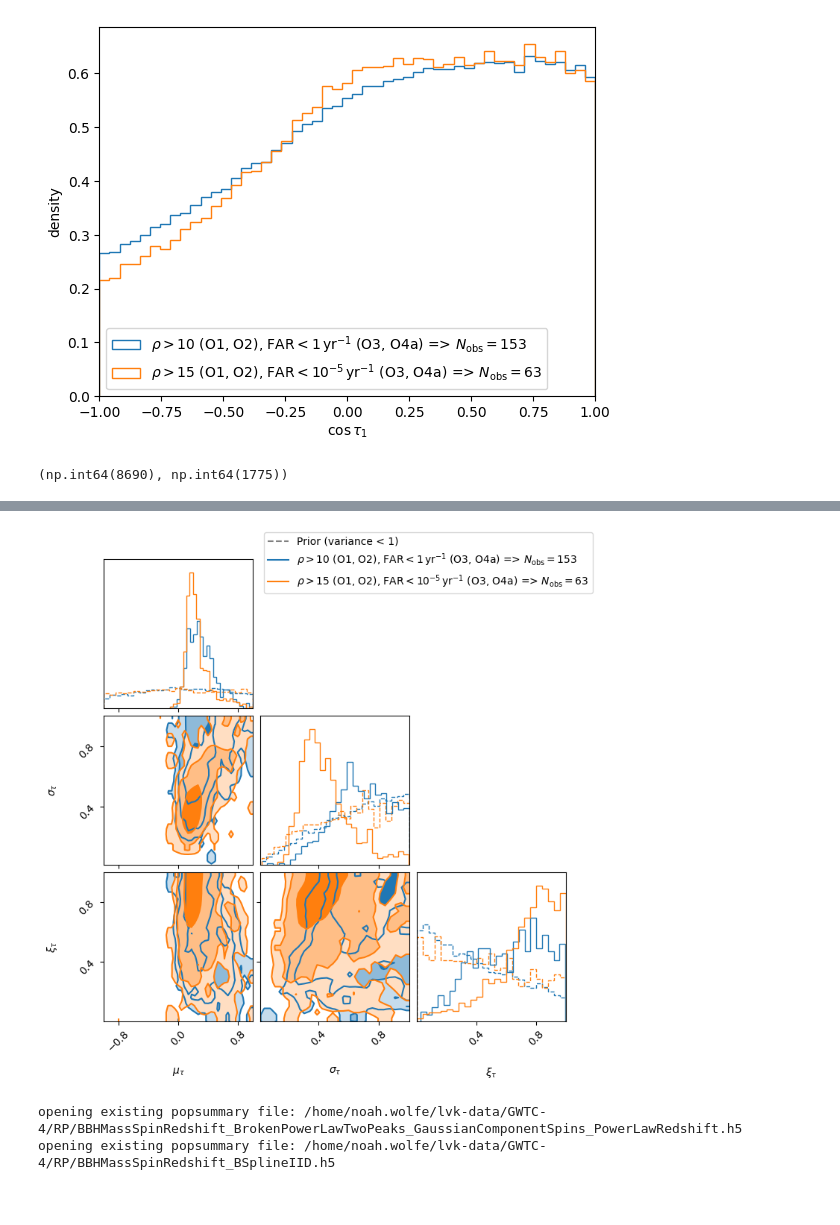
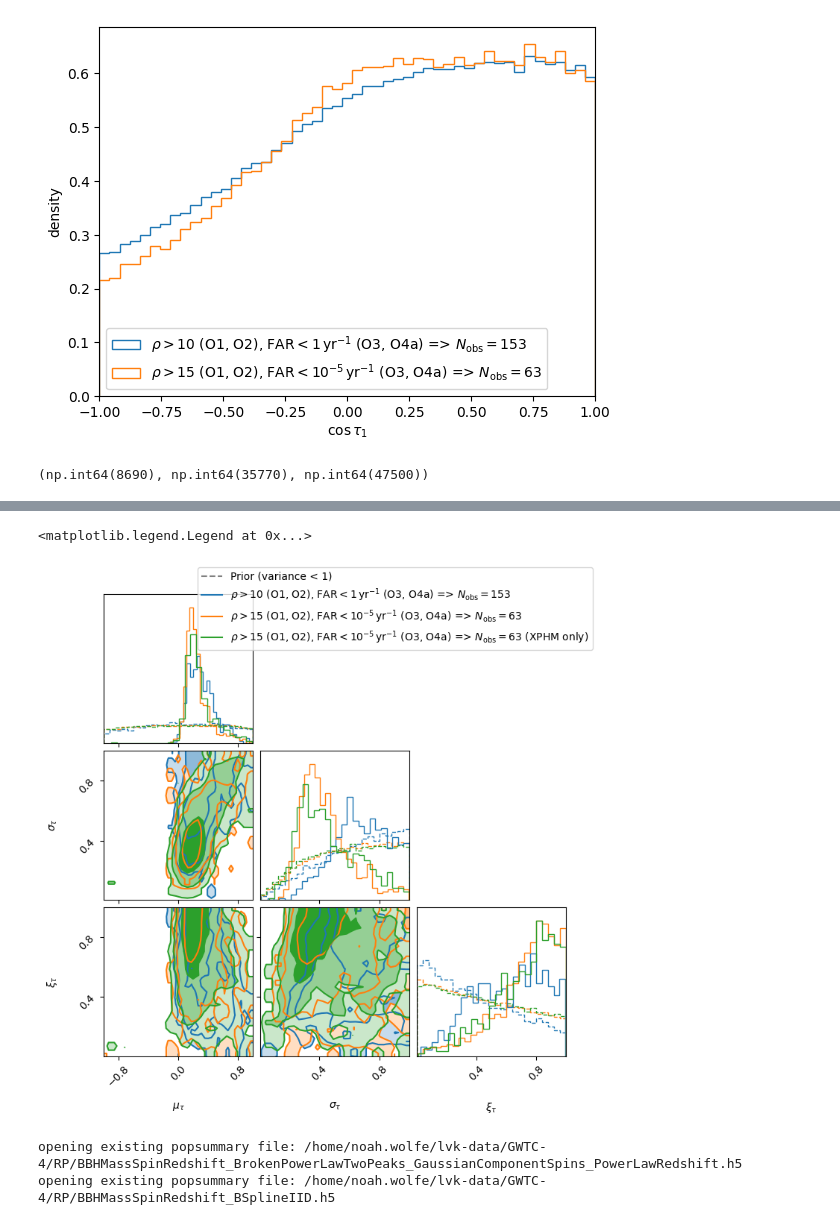
Before and after one commit to noahewolfe/tilts-and-kicks, a Jupyter notebook: code/cuts/inspect.ipynb, the cells around one changed output, grey strips where cells are left out. Cells and saved outputs as stored; diff of their text form; code cells hidden in the pictures.

Commit message:
playing with different wvf, using more samples; scaffoling tgmm

```diff
--- a/code/cuts/inspect.ipynb
+++ b/code/cuts/inspect.ipynb
@@ -40,16 +49,19 @@ fig.savefig('../../data/inference/cuts/concat-posterior-samples.png')
 # %%
 r1 = h5ify.load('/home/noah.wolfe/projects/tilts-and-kicks/data/inference/cuts/snr10-far1e+00-nlive100/posterior.h5')
 r2 = h5ify.load('/home/noah.wolfe/projects/tilts-and-kicks/data/inference/cuts/snr15-far1e-05-nlive100/posterior.h5')
+r3 = h5ify.load('/home/noah.wolfe/projects/tilts-and-kicks/data/inference/cuts/xphm-snr15-far1e-05-nlive100/posterior.h5')
 # %%
 pr1 = h5ify.load('/home/noah.wolfe/projects/tilts-and-kicks/data/inference/cuts/snr10-far1e+00-nlive100/prior.h5')
 pr2 = h5ify.load('/home/noah.wolfe/projects/tilts-and-kicks/data/inference/cuts/snr15-far1e-05-nlive100/prior.h5')
+pr3 = h5ify.load('/home/noah.wolfe/projects/tilts-and-kicks/data/inference/cuts/xphm-snr15-far1e-05-nlive100/prior.h5')
 
 m1 = pr1['variance'] < 1
 m2 = pr2['variance'] < 1
+m3 = pr3['variance'] < 1
 
-np.sum(m1), np.sum(m2)
+np.sum(m1), np.sum(m2), np.sum(m3)
 # %% [output]
-(np.int64(8690), np.int64(1775))
+(np.int64(8690), np.int64(35770), np.int64(47500))
 # %%
 ks = dict(bins=25)
 
@@ -85,6 +97,22 @@ fig = plot_corner(
 
 fig = plot_corner(
     np.column_stack([
+        pr3['samples']['mu_spin'][m3],
+        pr3['samples']['sigma_spin'][m3],
+        pr3['samples']['xi_spin'][m3],
+    ]),
+    hist_kwargs=dict(linestyle='--', density=True),
+    contour_kwargs=dict(linestyles=['--']),
+    levels=(0, 0,),
+    plot_datapoints=False,
+    color='C2',
+    fig=fig,
+    **ks,
+)
+
+
+fig = plot_corner(
+    np.column_stack([
         r1['samples']['mu_spin'],
         r1['samples']['sigma_spin'],
         r1['samples']['xi_spin'],
@@ -113,6 +141,22 @@ fig = plot_corner(
     **ks,
 )
 
+
+fig = plot_corner(
+    np.column_stack([
+        r3['samples']['mu_spin'],
+        r3['samples']['sigma_spin'],
+        r3['samples']['xi_spin'],
+    ]),
+    hist_kwargs=dict(linestyle='-', density=True),
+    contour_kwargs=dict(linestyles=['-']),
+    levels=(0.5, 0.9, 0.99),
+    plot_datapoints=False,
+    color='C2',
+    fig=fig,
+    **ks,
+)
+
 from matplotlib.lines import Line2D
 from matplotlib.patches import Patch
 
@@ -121,15 +165,18 @@ fig.legend(
         Line2D([], [], color='grey', linestyle='--'),
         Line2D([], [], color='C0'),
         Line2D([], [], color='C1'),
+        Line2D([], [], color='C2'),
     ],
     labels=[
         r'Prior (variance < 1)',
         r'$\rho > 10$ (O1, O2), $\mathrm{FAR} < 1\,\rm yr^{-1}$ (O3, O4a) => $N_\mathrm{obs} = 153$',
-        r'$\rho > 15$ (O1, O2), $\mathrm{FAR} < 10^{-5}\,\rm yr^{-1}$ (O3, O4a) => $N_\mathrm{obs} = 63$'
+        r'$\rho > 15$ (O1, O2), $\mathrm{FAR} < 10^{-5}\,\rm yr^{-1}$ (O3, O4a) => $N_\mathrm{obs} = 63$',
+        r'$\rho > 15$ (O1, O2), $\mathrm{FAR} < 10^{-5}\,\rm yr^{-1}$ (O3, O4a) => $N_\mathrm{obs} = 63$ (XPHM only)'
+
     ]
 )
 
-fig.savefig('../../data/inference/cuts/corner-prior-tau.png')
+#fig.savefig('../../data/inference/cuts/corner-prior-tau-incl-xphm.png')
 # %% [output]
 WARNING:root:Too few points to create valid contours
 WARNING:root:Too few points to create valid contours
@@ -140,4 +190,5 @@ WARNING:root:Too few points to create valid contours
+<matplotlib.legend.Legend at 0x...>
-[figure, old version]
+[figure, new version]
 # %%
 import jax
 jax.config.update('jax_enable_x64', True)
```
Also changed, not shown: parts of 3 cells of this notebook, 16 other files.
